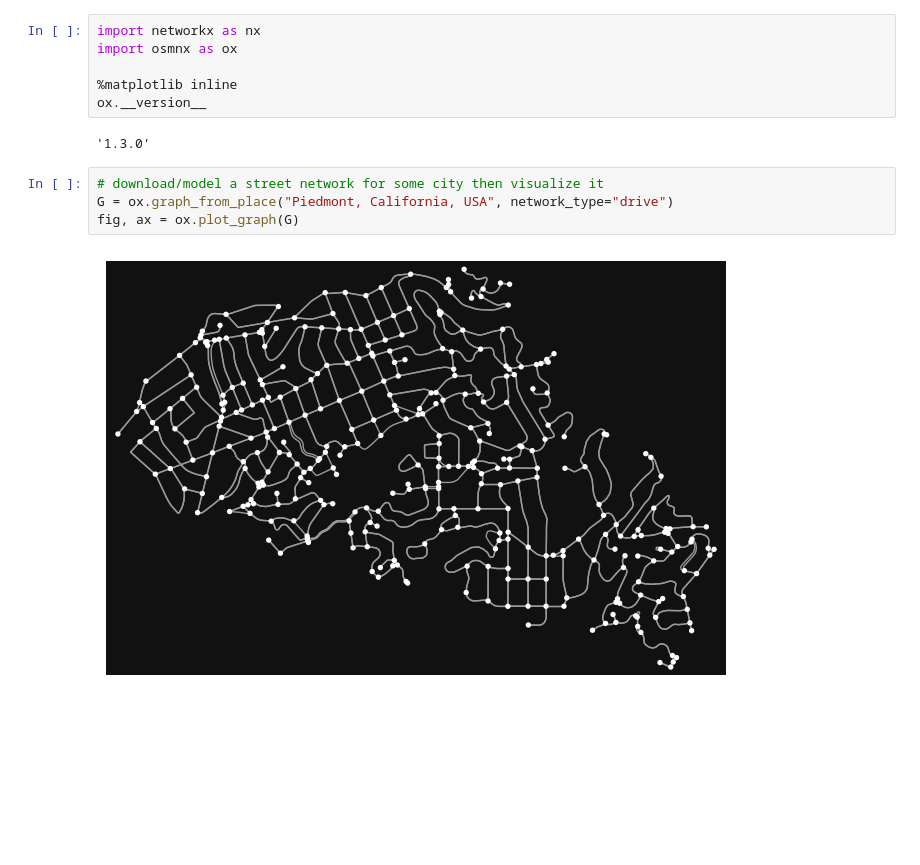
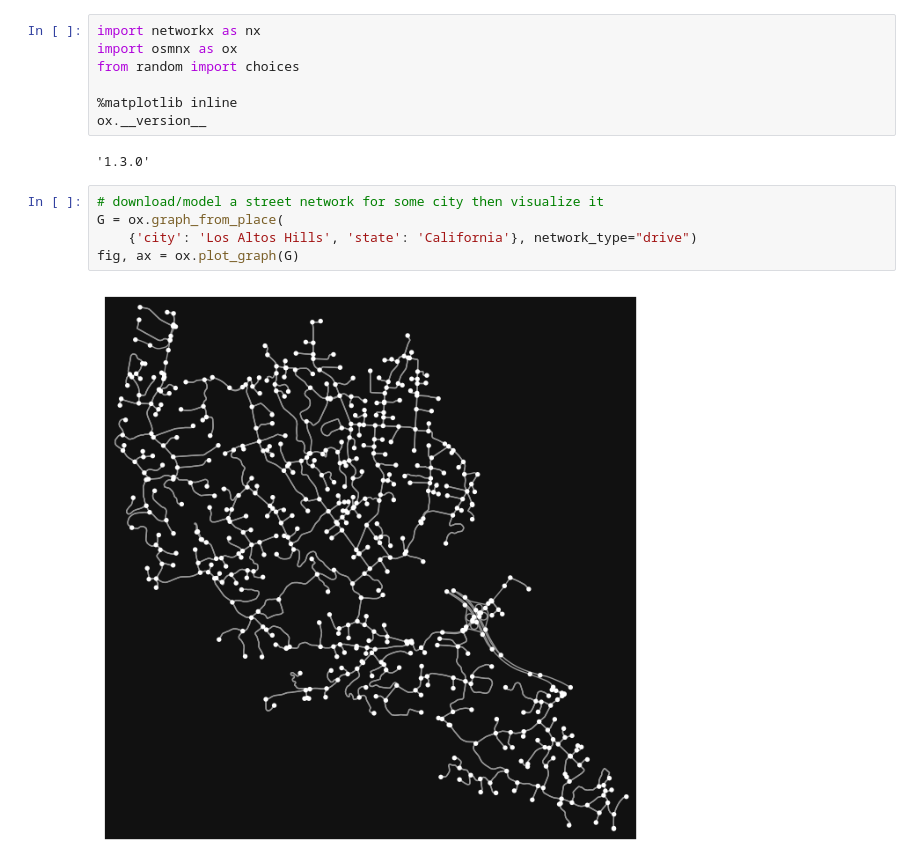
Before and after one commit to vitorfrois/complex-networks-navigation, a Jupyter notebook: demo.ipynb, the cells around one changed output. Drawn from its saved outputs; the diff is of its cells as text; blank space fills up the shorter version.

```diff
--- a/demo.ipynb
+++ b/demo.ipynb
@@ -1,6 +1,7 @@
 # %%
 import networkx as nx
 import osmnx as ox
+from random import choices
 
 %matplotlib inline
 ox.__version__
@@ -8,7 +9,8 @@ ox.__version__
 '1.3.0'
 # %%
 # download/model a street network for some city then visualize it
-G = ox.graph_from_place("Piedmont, California, USA", network_type="drive")
+G = ox.graph_from_place(
+    {'city': 'Los Altos Hills', 'state': 'California'}, network_type="drive")
 fig, ax = ox.plot_graph(G)
 # %% [output]
-[figure, old version]
+[figure, new version]
```
Also changed, not shown: parts of 2 cells of this notebook.
